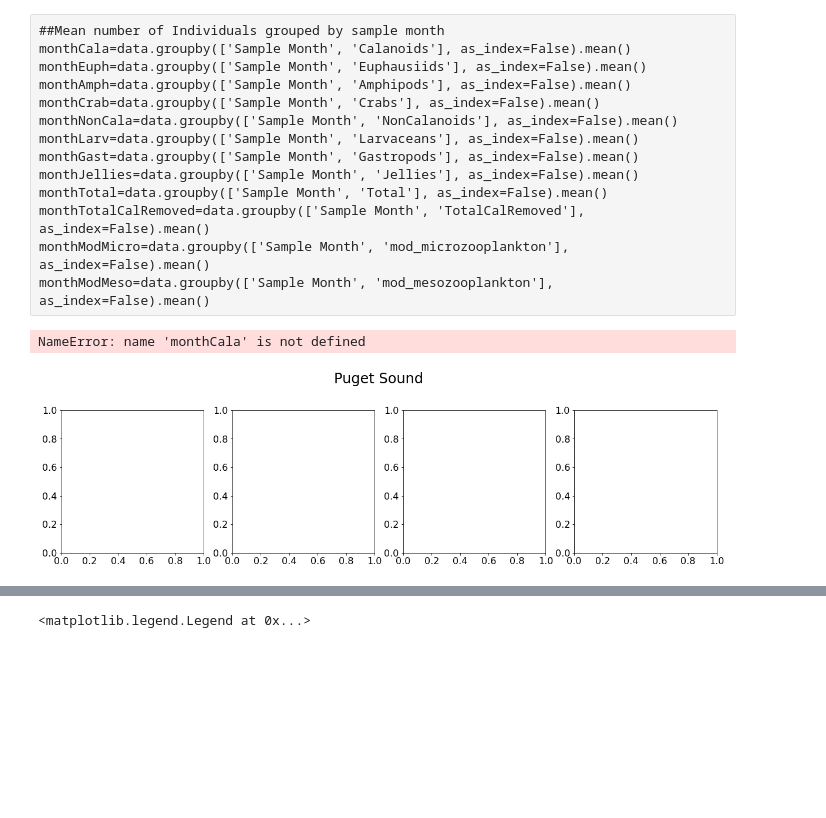
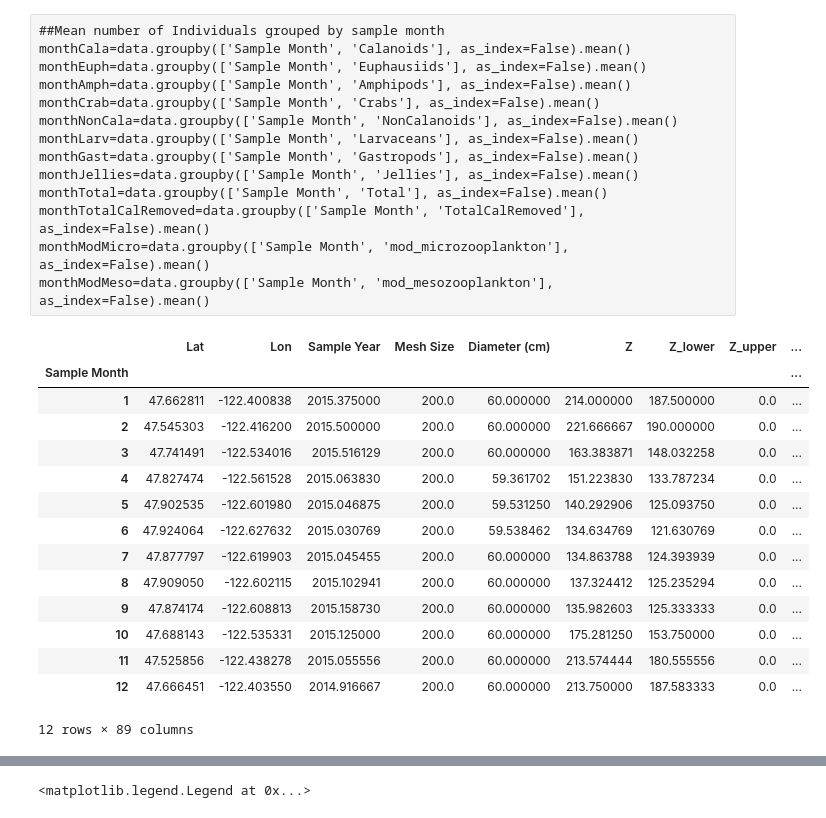
Before and after one commit to SalishSeaCast/analysis-karyn, a Jupyter notebook: notebooks/plotExamples/PugetSoundZoop.ipynb, the cells around one changed output, grey strips where cells are left out. Saved outputs shown, nothing was run; the diff lists cells and outputs as text; code cells hidden in the pictures; blank space fills up the shorter version.

Commit message:
Updated seasonal cycles

```diff
--- a/notebooks/plotExamples/PugetSoundZoop.ipynb
+++ b/notebooks/plotExamples/PugetSoundZoop.ipynb
@@ -741,3 +751,21 @@ monthModMeso=data.groupby(['Sample Month', 'mod_mesozooplankton'], as_index=Fals
+# %%
+monthlymean
+# %% [output]
+|  | Lat | Lon | Sample Year | Mesh Size | Diameter (cm) | Z | Z_lower | Z_upper | ... |
+| Sample Month |  |  |  |  |  |  |  |  | ... |
+| 1 | 47.662811 | -122.400838 | 2015.375000 | 200.0 | 60.000000 | 214.000000 | 187.500000 | 0.0 | ... |
+| 2 | 47.545303 | -122.416200 | 2015.500000 | 200.0 | 60.000000 | 221.666667 | 190.000000 | 0.0 | ... |
+| 3 | 47.741491 | -122.534016 | 2015.516129 | 200.0 | 60.000000 | 163.383871 | 148.032258 | 0.0 | ... |
+| 4 | 47.827474 | -122.561528 | 2015.063830 | 200.0 | 59.361702 | 151.223830 | 133.787234 | 0.0 | ... |
+| 5 | 47.902535 | -122.601980 | 2015.046875 | 200.0 | 59.531250 | 140.292906 | 125.093750 | 0.0 | ... |
+| 6 | 47.924064 | -122.627632 | 2015.030769 | 200.0 | 59.538462 | 134.634769 | 121.630769 | 0.0 | ... |
+| 7 | 47.877797 | -122.619903 | 2015.045455 | 200.0 | 60.000000 | 134.863788 | 124.393939 | 0.0 | ... |
+| 8 | 47.909050 | -122.602115 | 2015.102941 | 200.0 | 60.000000 | 137.324412 | 125.235294 | 0.0 | ... |
+| 9 | 47.874174 | -122.608813 | 2015.158730 | 200.0 | 60.000000 | 135.982603 | 125.333333 | 0.0 | ... |
+| 10 | 47.688143 | -122.535331 | 2015.125000 | 200.0 | 60.000000 | 175.281250 | 153.750000 | 0.0 | ... |
+| 11 | 47.525856 | -122.438278 | 2015.055556 | 200.0 | 60.000000 | 213.574444 | 180.555556 | 0.0 | ... |
+| 12 | 47.666451 | -122.403550 | 2014.916667 | 200.0 | 60.000000 | 213.750000 | 187.583333 | 0.0 | ... |
+12 rows × 89 columns
 # %%
 meanmonthCala=data.groupby(['Calanoids'], as_index=False).mean().groupby(['Sample Month']).mean()
 meanmonthEuph=data.groupby(['Euphausiids'], as_index=False).mean().groupby(['Sample Month']).mean()
@@ -805,46 +833,3 @@ LogTotal2016=View2016.groupby(['L10Total'], as_index=False).mean().groupby(['Sam
 LogTotalCalRemoved2016=View2016.groupby(['L10TotalCalRemoved'], as_index=False).mean().groupby(['Sample Month']).mean()
 LogModMicro2016=View2016.groupby(['L10mod_microzooplankton'], as_index=False).mean().groupby(['Sample Month']).mean()
 LogModMeso2016=View2016.groupby(['L10mod_mesozooplankton'], as_index=False).mean().groupby(['Sample Month']).mean()
-# %%
-fig,ax=plt.subplots(1,4,figsize=(20,5))
-fig.suptitle('Puget Sound', fontsize=24)
-fig.subplots_adjust(top=0.8)
-ax[0].plot(monthCala['Sample Month'],monthCala['Calanoids'],'r.')
-ax[1].plot(monthEuph['Sample Month'],monthEuph['Euphausiids'],'r.')
-ax[2].plot(monthAmph['Sample Month'],monthAmph['Amphipods'],'r.')
-ax[3].plot(monthCrab['Sample Month'],monthCrab['Crabs'],'r.')
-ax[0].set_title('Calanoid Seasonal Cycle')
-ax[1].set_title('Euphausiid Seasonal Cycle')
-ax[2].set_title('Amphipod Seasonal Cycle')
-ax[3].set_title('Decapod Seasonal Cycle')
-ax[0].set_ylabel('Mean Biomass ($\mu$M N)')
-ax[0].set_xlim(0,12)
-ax[1].set_xlim(0,12)
-ax[2].set_xlim(0,12)
-ax[3].set_xlim(0,12)
-ax[0].set_ylim(0,10)
-ax[1].set_ylim(0,10)
-ax[2].set_ylim(0,10)
-ax[3].set_ylim(0,10)
-
-fig,ax=plt.subplots(1,4,figsize=(20,5))
-ax[0].plot(monthNonCala['Sample Month'],monthNonCala['NonCalanoids'],'r.')
-ax[1].plot(monthLarv['Sample Month'],monthLarv['Larvaceans'],'r.')
-ax[2].plot(monthGast['Sample Month'],monthGast['Gastropods'],'r.')
-ax[3].plot(monthJellies['Sample Month'],monthJellies['Jellies'],'r.')
-ax[0].set_title('Non Calanoid Seasonal Cycle')
-ax[1].set_title('Larvacean Seasonal Cycle')
-ax[2].set_title('Gastropod Seasonal Cycle')
-ax[3].set_title('Jellies Seasonal Cycle')
-ax[0].set_ylabel('Mean Biomass ($\mu$M N)')
-ax[0].set_xlim(0,12)
-ax[1].set_xlim(0,12)
-ax[2].set_xlim(0,12)
-ax[3].set_xlim(0,12)
-ax[0].set_ylim(0,10)
-ax[1].set_ylim(0,10)
-ax[2].set_ylim(0,10)
-ax[3].set_ylim(0,10)
-# %% [output]
-NameError: name 'monthCala' is not defined
-[figure, removed]
```
Also changed, not shown: parts of 9 cells of this notebook, 1 other file.
